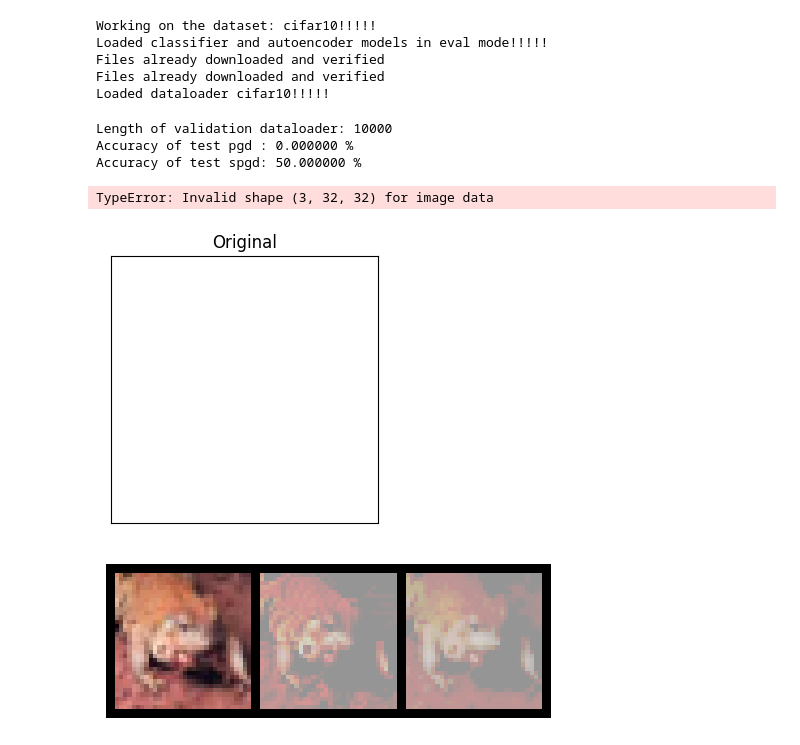
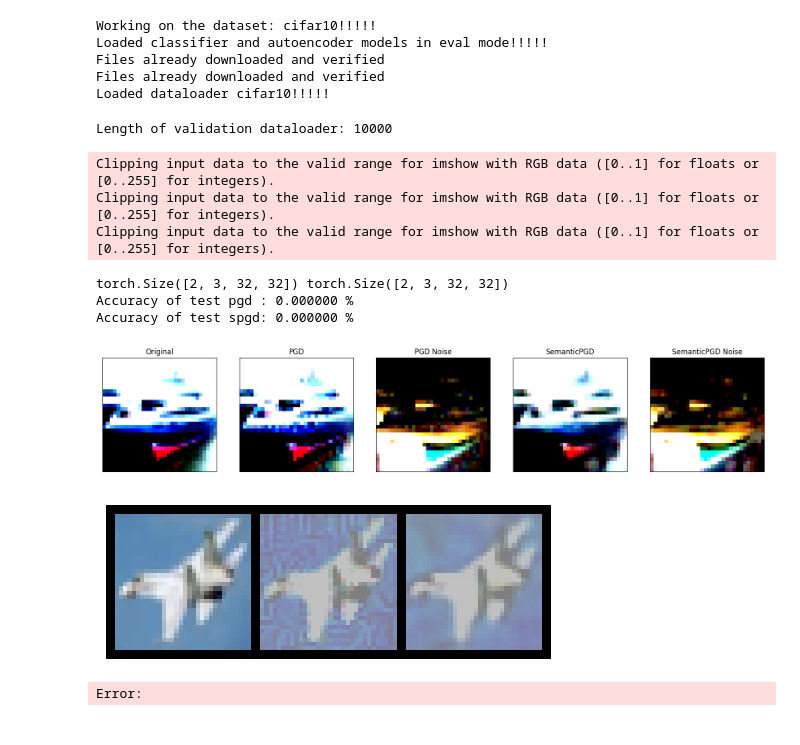
Before and after one commit to swainsubrat/SPAT, a Jupyter notebook: semantic_optimization_attack.ipynb, the cells around one changed output. Saved outputs shown, nothing was run; the diff lists cells and outputs as text; code cells hidden in the pictures.

```diff
--- a/semantic_optimization_attack.ipynb
+++ b/semantic_optimization_attack.ipynb
@@ -27,9 +27,9 @@ from dataloader import DATALOADER_MAPPINGS
 # %%
 class Args:
     batch_size = 1
-    device  = "mps"
+    device  = "cuda"
     model_name = "cifar10_cnn_1"
-    ae_name = "ann_128"
+    ae_name = "cnn_256"
 
 args = Args()
 # %%
@@ -54,25 +54,25 @@ def plot_adversarial_images(images, pgd_adv_images, spgd_adv_images, reshape_siz
     plt.figure(figsize=(20, 10))
     plt.subplot(1,5,1, xticks=[], yticks=[])
     plt.title("Original")
-    plt.imshow(images[0].cpu().detach().reshape(reshape_size))
+    plt.imshow(images[0].cpu().detach().reshape(reshape_size).permute(1, 2, 0))
 
     plt.subplot(1,5,2, xticks=[], yticks=[])
     plt.title("PGD")
-    plt.imshow(pgd_adv_images[0].cpu().detach().reshape(reshape_size))
+    plt.imshow(pgd_adv_images[0].cpu().detach().reshape(reshape_size).permute(1, 2, 0))
 
     pgd_noise = pgd_adv_images[0] - images[0]
     plt.subplot(1,5,3, xticks=[], yticks=[])
     plt.title("PGD Noise")
-    plt.imshow(pgd_noise.cpu().detach().reshape(reshape_size))
+    plt.imshow(pgd_noise.cpu().detach().reshape(reshape_size).permute(1, 2, 0))
 
     plt.subplot(1,5,4, xticks=[], yticks=[])
     plt.title("SemanticPGD")
-    plt.imshow(spgd_adv_images[0].cpu().detach().reshape(reshape_size))
+    plt.imshow(spgd_adv_images[0].cpu().detach().reshape(reshape_size).permute(1, 2, 0))
 
     spgd_noise = spgd_adv_images[0] - images[0]
     plt.subplot(1,5,5, xticks=[], yticks=[])
     plt.title("SemanticPGD Noise")
-    plt.imshow(spgd_noise.cpu().detach().reshape(reshape_size))
+    plt.imshow(spgd_noise.cpu().detach().reshape(reshape_size).permute(1, 2, 0))
 # %%
 def pgd_attack(model, images, labels, eps=0.3, alpha=2/255, iters=40) :
     images = images.to(args.device)
@@ -97,7 +97,7 @@ def pgd_attack(model, images, labels, eps=0.3, alpha=2/255, iters=40) :
 
     return images
 
-def semantic_pgd_attack(model, ae_model, images, labels, eps=0.4, alpha=3/255, s_alpha=0.007, iters=40, batch_size=1) :
+def semantic_pgd_attack(model, ae_model, images, labels, eps=0.4, alpha=8/255, s_alpha=0.007, iters=100, batch_size=1) :
     images = images.to(args.device)
     labels = labels.to(args.device)
     loss = nn.CrossEntropyLoss()
@@ -176,39 +176,52 @@ pgd_correct = 0
 spgd_correct = 0
 total = 0
 
+pgd = []
+spgd = []
 print(f"Length of validation dataloader: {len(test_dataloader)}")
 
 for i, (images, labels) in enumerate(test_dataloader):
     labels = labels.to(args.device)
     images = images.to(args.device)
 
     pgd_adv_images = pgd_attack(classifier_model, images, labels)
     spgd_adv_images = semantic_pgd_attack(classifier_model, autoencoder_model, images, labels)
+    # print(type(pgd_adv_images), type(spgd_adv_images))
+    # print(pgd_adv_images.shape, spgd_adv_images.shape)
+    pgd.append(pgd_adv_images)
+    spgd.append(spgd_adv_images)
 
     pgd_outputs = classifier_model(pgd_adv_images)
     spgd_outputs = classifier_model(spgd_adv_images)
 
     _, pgd_pre = torch.max(pgd_outputs.data, 1)
     _, spgd_pre = torch.max(spgd_outputs.data, 1)
 
     total += 1
     pgd_correct += (pgd_pre == labels).sum()
     spgd_correct += (spgd_pre == labels).sum()
-    if i == 5:
+    if i == 1:
         break
 
     # plt.imshow(torchvision.utils.make_grid(images.cpu().data, normalize=True), [normal_data.classes[i] for i in pre])
+
+pgd = torch.stack(pgd).reshape((-1, 3, 32, 32))
+spgd = torch.stack(spgd).reshape((-1, 3, 32, 32))
+print(pgd.shape, spgd.shape)
 
 print('Accuracy of test pgd : %f %%' % (100 * float(pgd_correct) / (total)))
 print('Accuracy of test spgd: %f %%' % (100 * float(spgd_correct) / (total)))
 
 plot_adversarial_images(images, pgd_adv_images, spgd_adv_images, reshape_size=(3, 32, 32))
 # %% [output]
 Length of validation dataloader: 10000
-Accuracy of test pgd : 0.000000 %
-Accuracy of test spgd: 50.000000 %
-TypeError: Invalid shape (3, 32, 32) for image data
+Clipping input data to the valid range for imshow with RGB data ([0..1] for floats or [0..255] for integers).
+Clipping input data to the valid range for imshow with RGB data ([0..1] for floats or [0..255] for integers).
+Clipping input data to the valid range for imshow with RGB data ([0..1] for floats or [0..255] for integers).
+torch.Size([2, 3, 32, 32]) torch.Size([2, 3, 32, 32])
+Accuracy of test pgd : 0.000000 %
+Accuracy of test spgd: 0.000000 %
-[figure, old version]
+[figure, new version]
 # %%
 import torchvision
 def plot_images(images):
@@ -226,4 +239,5 @@ spgd_adv_images = spgd_adv_images.cpu().detach()
 
 plot_images(torch.stack([images, pgd_adv_images, spgd_adv_images]))
 # %% [output]
-[figure, old version]
+[figure, new version]
+Error:
```
Also changed, not shown: 8 other files.
